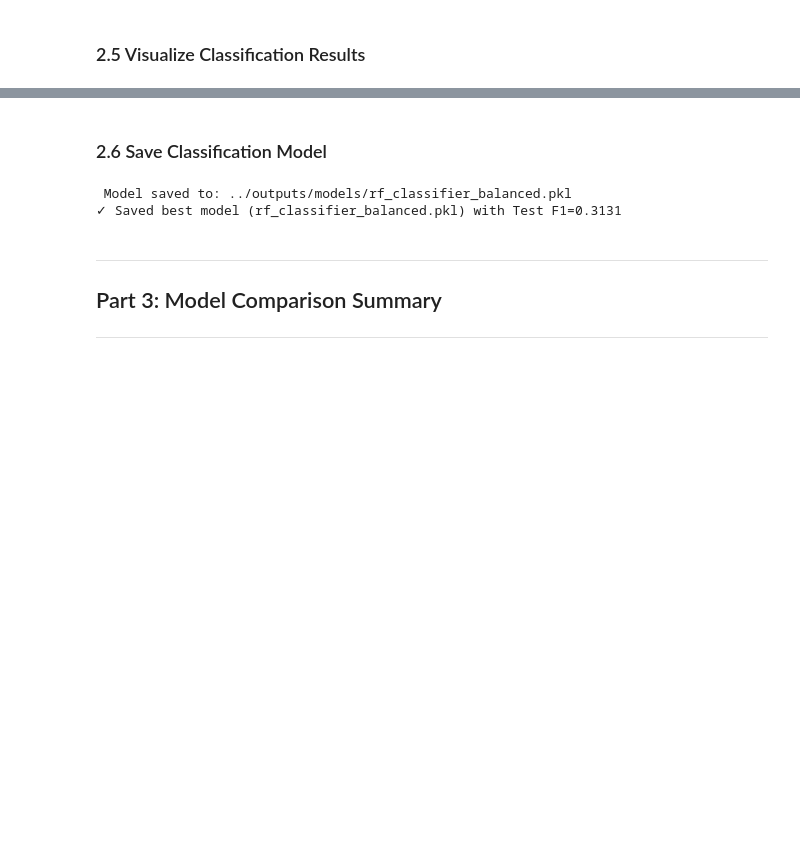
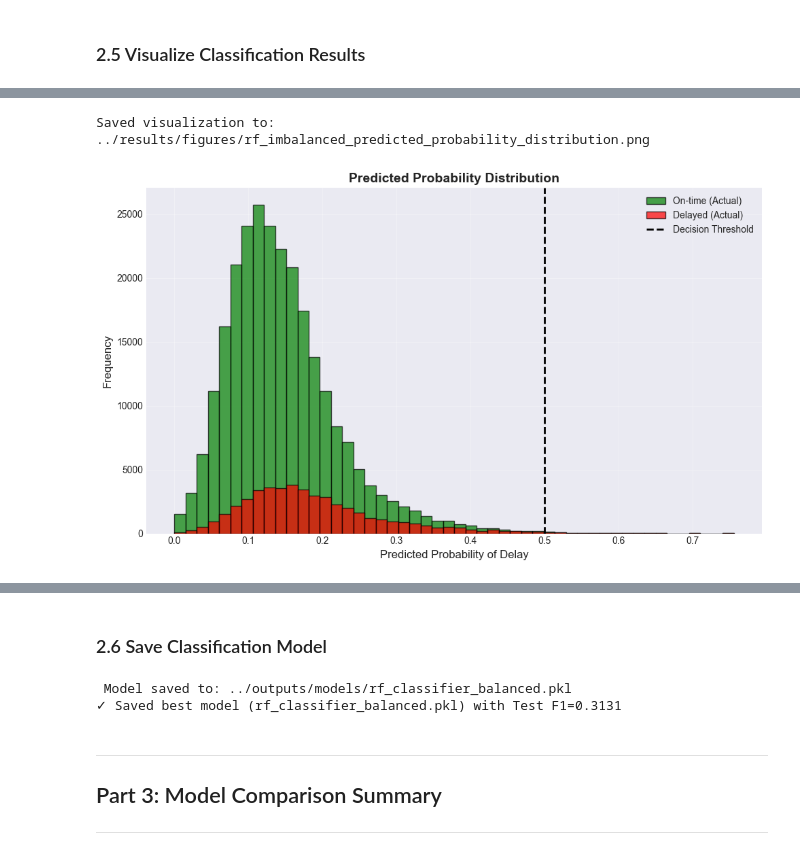
Before and after one commit to rjrichie/flight-arrival-delay-analysis-ATL, a Jupyter notebook: notebooks/04_model_training_random_forest.ipynb, the cells around one changed output, grey strips where cells are left out. Drawn from its saved outputs; the diff is of its cells as text; code cells hidden in the pictures; blank space fills up the shorter version.

```diff
--- a/notebooks/04_model_training_random_forest.ipynb
+++ b/notebooks/04_model_training_random_forest.ipynb
@@ -498,0 +665,36 @@ plt.show()
+# %%
+fig, ax = plt.subplots(figsize=(10, 6))
+
+# 3. Prediction Probability Distribution
+# Predicted Probability Distribution
+ax.hist(
+    clf_metrics['y_test_proba'][y_test_clf == 0],
+    bins=50, alpha=0.7, label='On-time (Actual)',
+    color='green', edgecolor='black'
+)
+ax.hist(
+    clf_metrics['y_test_proba'][y_test_clf == 1],
+    bins=50, alpha=0.7, label='Delayed (Actual)',
+    color='red', edgecolor='black'
+)
+ax.axvline(x=0.5, color='black', linestyle='--', lw=2, label='Decision Threshold')
+
+# Labels and formatting
+ax.set_xlabel('Predicted Probability of Delay', fontsize=12)
+ax.set_ylabel('Frequency', fontsize=12)
+ax.set_title('Predicted Probability Distribution', fontsize=14, fontweight='bold')
+ax.legend()
+ax.grid(alpha=0.3)
+
+plt.tight_layout()
+
+# Save figure
+figures_dir = Path('../results/figures')
+figures_dir.mkdir(parents=True, exist_ok=True)
+plt.savefig(figures_dir / 'rf_predicted_probability_distribution.png', dpi=300, bbox_inches='tight')
+print("Saved visualization to: ../results/figures/rf_imbalanced_predicted_probability_distribution.png")
+
+plt.show()
+# %% [output]
+Saved visualization to: ../results/figures/rf_imbalanced_predicted_probability_distribution.png
+[figure, added]
```
Also changed, not shown: parts of 20 cells of this notebook, 12 other files.
